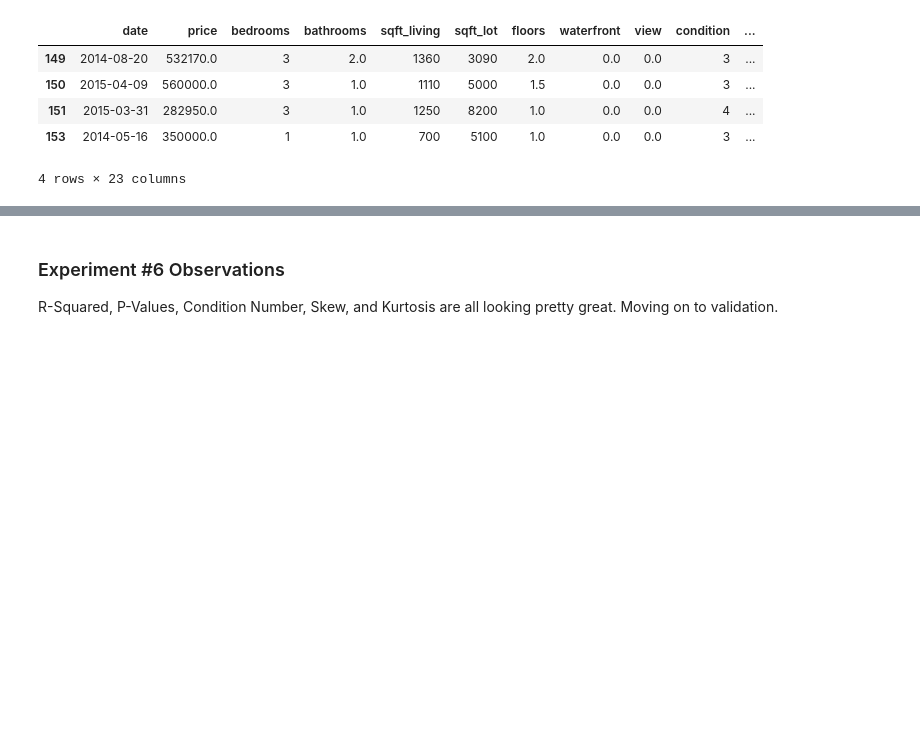
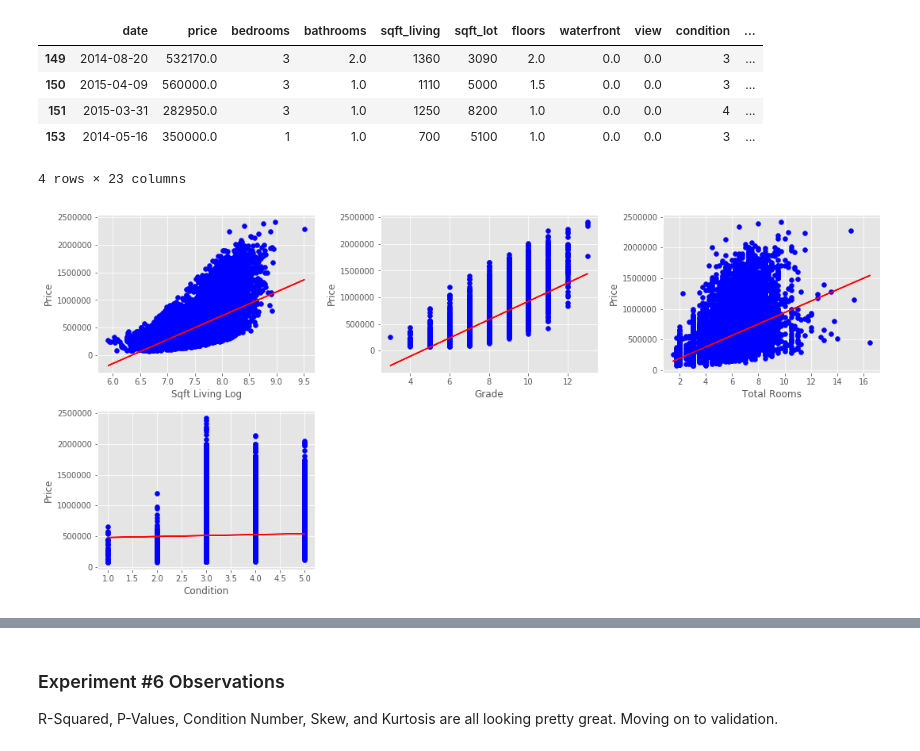
Before and after one commit to Atksmith88/Mod-1-Project, a Jupyter notebook: student.ipynb, the cells around one changed output, grey strips where cells are left out. Cells and saved outputs as stored; diff of their text form; code cells hidden in the pictures; blank space fills up the shorter version.

```diff
--- a/student.ipynb
+++ b/student.ipynb
@@ -570,3 +570,9 @@ df_trimmed2.iloc[149:153]
 | 151 | 2015-03-31 | 282950.0 | 3 | 1.0 | 1250 | 8200 | 1.0 | 0.0 | 0.0 | 4 | ... |
 | 153 | 2014-05-16 | 350000.0 | 1 | 1.0 | 700 | 5100 | 1.0 | 0.0 | 0.0 | 3 | ... |
 4 rows × 23 columns
+# %%
+variable_features = ['sqft_living_log', 'grade',
+                    'total_rooms', 'condition']
+make_reg_graph(df = df_trimmed2, columns = variable_features, figsize = (15, 10))
+# %% [output]
+[figure, added]
```
Also changed, not shown: parts of 17 cells of this notebook, 2 other files.
